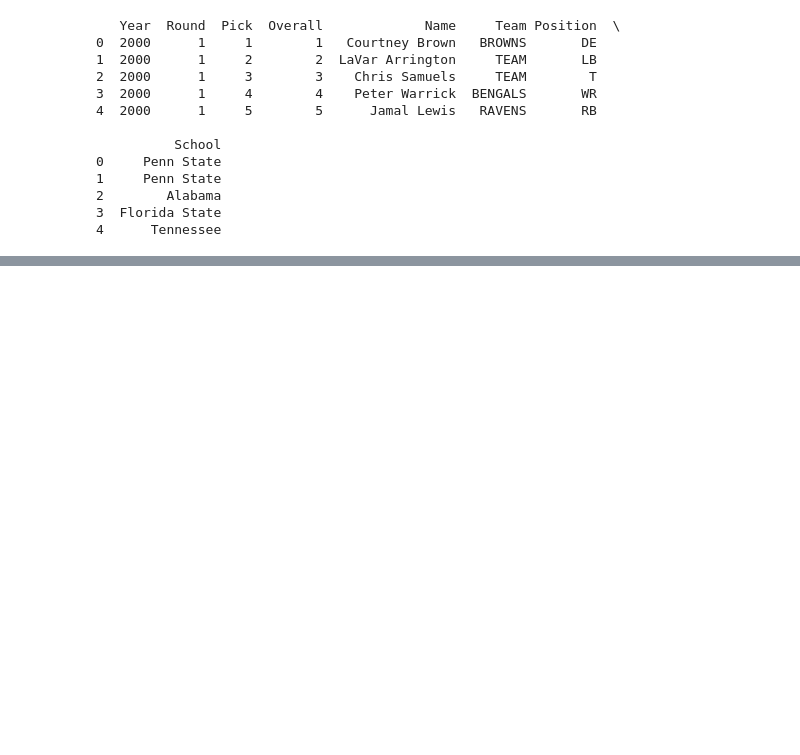
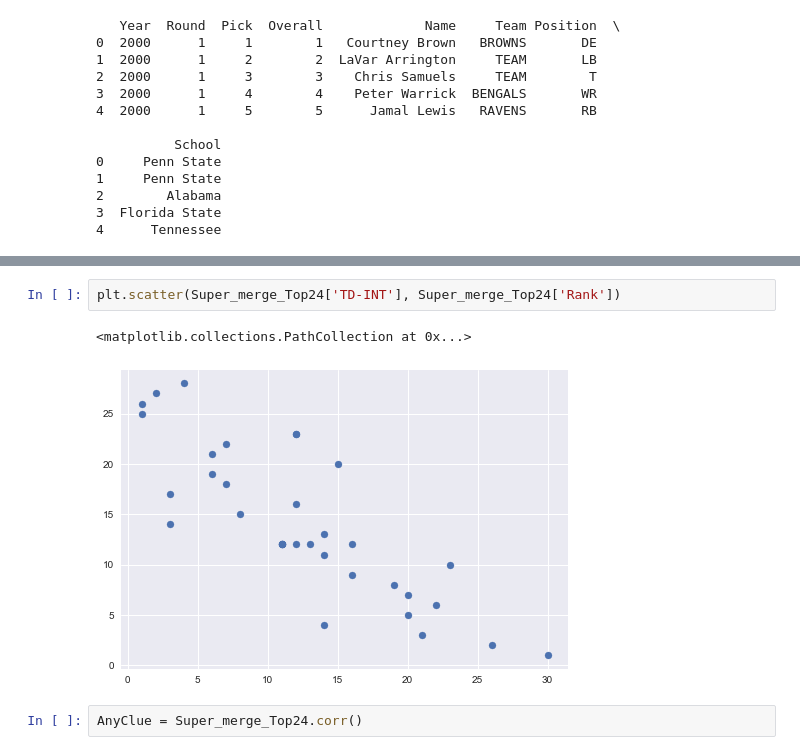
Before and after one commit to User7712/UCDPA_MarkCheesmore, a Jupyter notebook: QB_in_NFL_2019.ipynb, the cells around one changed output, grey strips where cells are left out. Saved outputs shown, nothing was run; the diff lists cells and outputs as text; blank space fills up the shorter version.

```diff
--- a/QB_in_NFL_2019.ipynb
+++ b/QB_in_NFL_2019.ipynb
@@ -633,0 +659,7 @@ sns.heatmap(AnyClue)
+# %%
+plt.scatter(Super_merge_Top24['TD-INT'], Super_merge_Top24['Rank'])
+# %% [output]
+<matplotlib.collections.PathCollection at 0x...>
+[figure, added]
+# %%
+AnyClue = Super_merge_Top24.corr()
```
Also changed, not shown: parts of 35 cells of this notebook.
